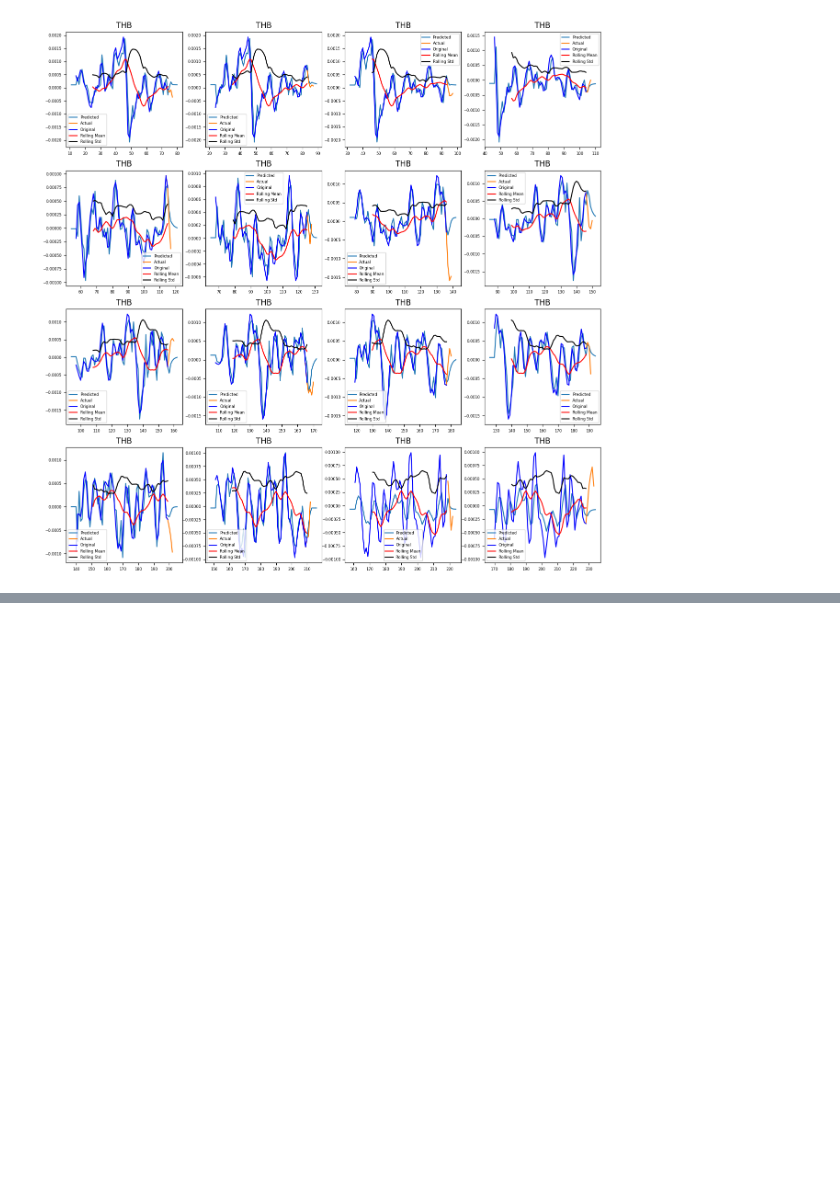
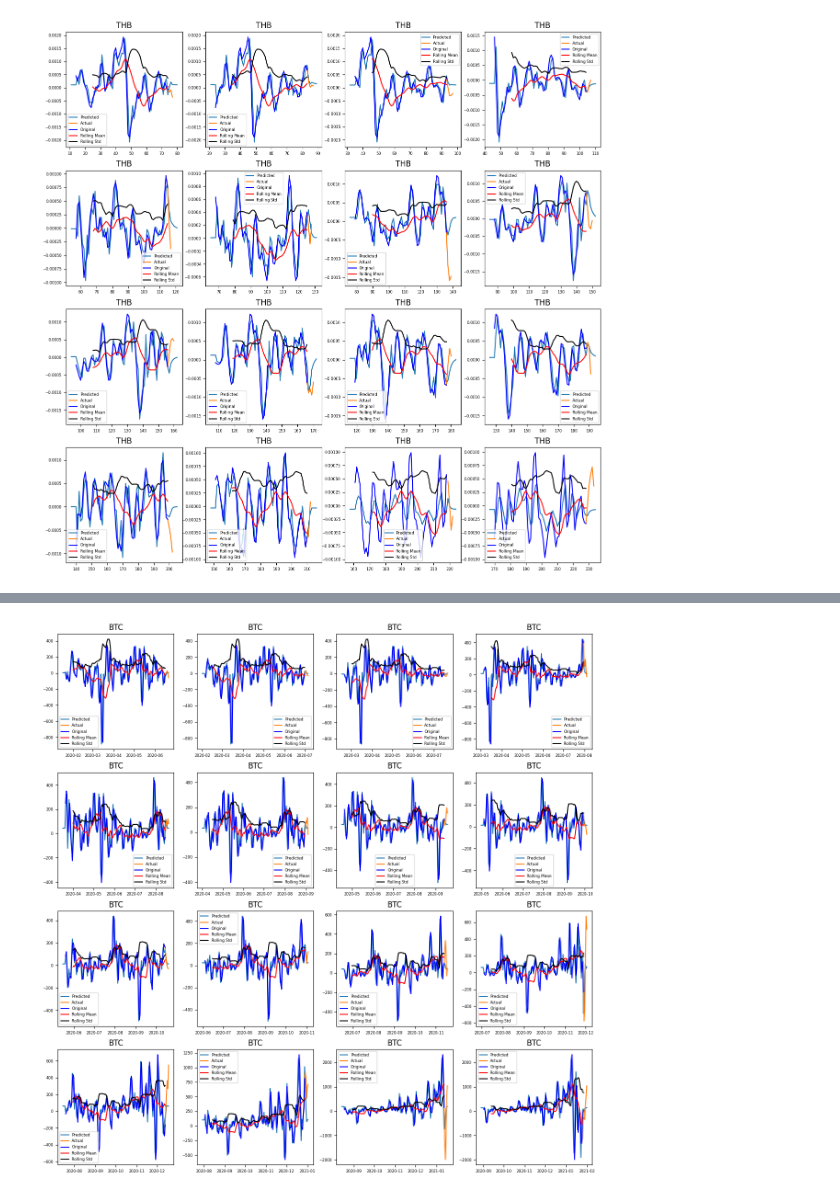
Before and after one commit to al3xkras/arima-python-examples, a Jupyter notebook: arima-currency-analysis/CurrencyAnalysis-ARIMA.ipynb, the cells around one changed output, grey strips where cells are left out. Drawn from its saved outputs; the diff is of its cells as text; code cells hidden in the pictures; blank space fills up the shorter version.

```diff
--- a/arima-currency-analysis/CurrencyAnalysis-ARIMA.ipynb
+++ b/arima-currency-analysis/CurrencyAnalysis-ARIMA.ipynb
@@ -358,0 +414,53 @@ Name: 1 THB, Length: 147, dtype: float64
+# %%
+test_days=5
+
+#Select data in range [date_min,date_max]
+date_min=pd.to_datetime("2020.01.01")
+date_max=pd.to_datetime("2020.06.01")
+date_diff=15
+min_train_sampsize=30 #1 month
+
+fig,axes=plt.subplots(4,4,figsize=(15,15))
+validations=[]
+
+#The I model
+def I(df):
+    shifted=log_m_mean(df_rolling(df))
+    shifted.dropna(inplace=True)
+    return shifted
+
+def currency_analysis_iter(ax):
+    global date_min,date_max
+    ca = CurrencyAnalysis(alpha=alpha,df_name=df_btc,col=col,date_min=date_min,date_max=date_max,currency_name='BTC',
+                    test_days=test_days)
+
+    if len(ca.df_log())<min_train_sampsize:
+        raise Exception("the ARIMA model can not be built")
+
+    ca.df[ca.col] = I(ca.df_log())
+
+    p=1 # AR order
+    d=0 # differencing order
+    q=3 # MA order
+    build_res=ca.arima_build(p,d,q,plot=False)
+    validations.append(build_res)
+    ca.arima_predict(Integration_fun=I,ax=ax)
+    ca.stationarity(adf_test=False,ax=ax)
+
+for _ax in axes:
+    stop=False
+    for ax in _ax:
+        date_min+=timedelta(date_diff)
+        date_max+=timedelta(date_diff)
+        try:
+            currency_analysis_iter(ax)
+        except Exception as e:
+            print(e)
+            stop=True
+            break
+    if stop:
+        break
+
+fig.show()
+# %% [output]
+[figure, added]
```
Also changed, not shown: parts of 15 cells of this notebook.
